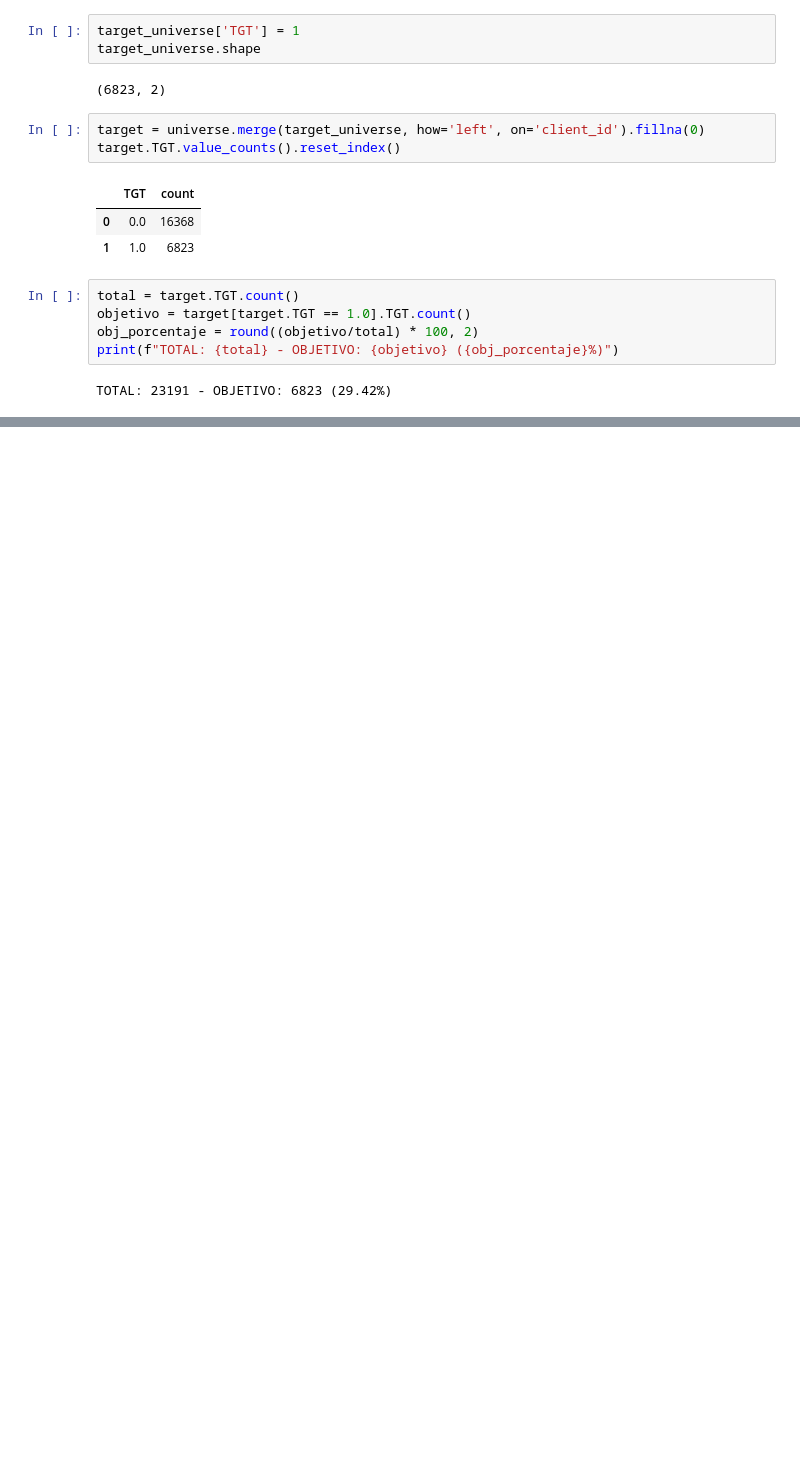
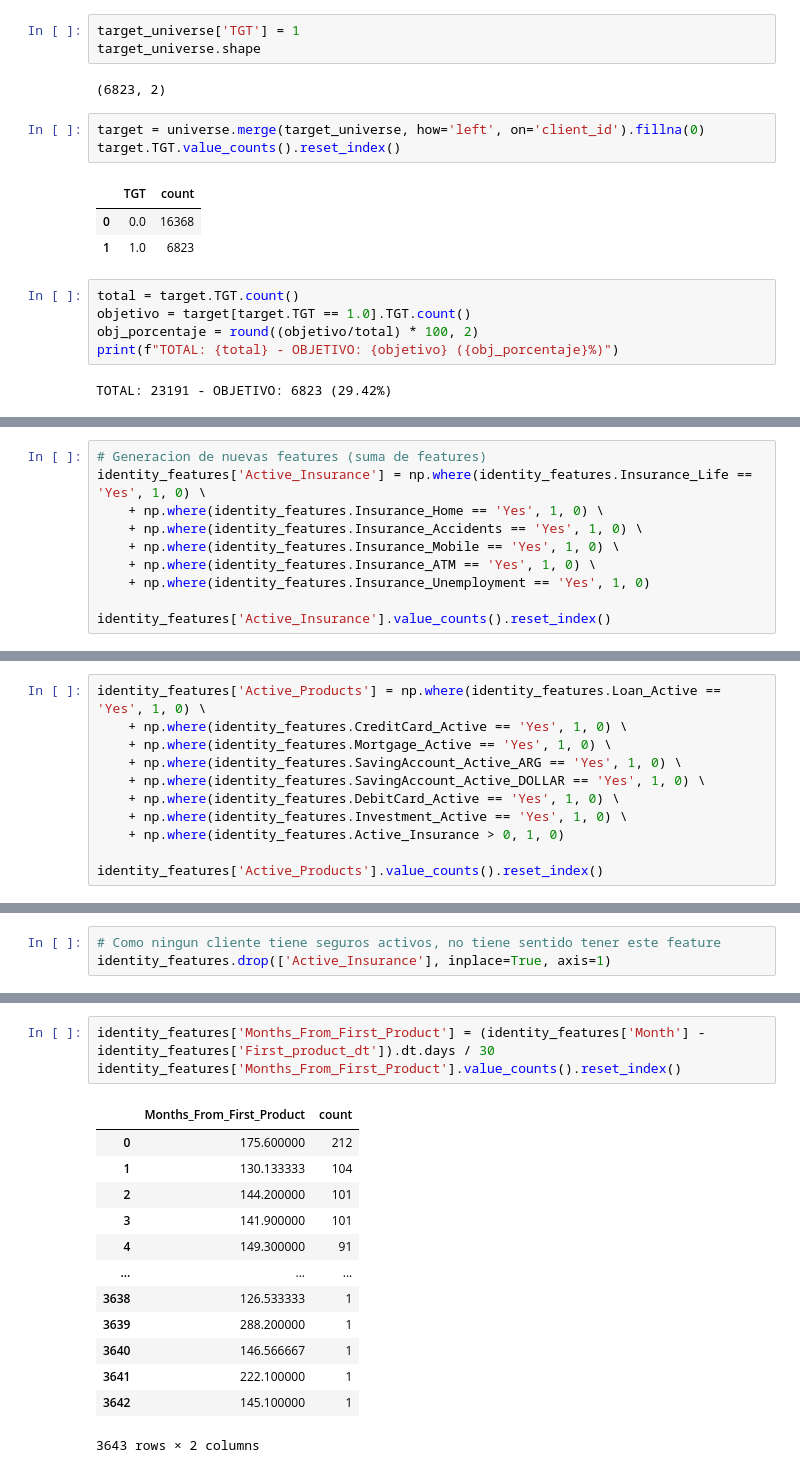
Before and after one commit to comejia/utn-ml-cross-selling, a Jupyter notebook: tp-machine-learning.ipynb, the cells around one changed output, grey strips where cells are left out. Cells and saved outputs as stored; diff of their text form; blank space fills up the shorter version.

```diff
--- a/tp-machine-learning.ipynb
+++ b/tp-machine-learning.ipynb
@@ -179,0 +292,10 @@ TOTAL: 23191 - OBJETIVO: 6823 (29.42%)
+# %%
+# Generacion de nuevas features (suma de features)
+identity_features['Active_Insurance'] = np.where(identity_features.Insurance_Life == 'Yes', 1, 0) \
+    + np.where(identity_features.Insurance_Home == 'Yes', 1, 0) \
+    + np.where(identity_features.Insurance_Accidents == 'Yes', 1, 0) \
+    + np.where(identity_features.Insurance_Mobile == 'Yes', 1, 0) \
+    + np.where(identity_features.Insurance_ATM == 'Yes', 1, 0) \
+    + np.where(identity_features.Insurance_Unemployment == 'Yes', 1, 0)
+
+identity_features['Active_Insurance'].value_counts().reset_index()
@@ -179,0 +305,11 @@ TOTAL: 23191 - OBJETIVO: 6823 (29.42%)
+# %%
+identity_features['Active_Products'] = np.where(identity_features.Loan_Active == 'Yes', 1, 0) \
+    + np.where(identity_features.CreditCard_Active == 'Yes', 1, 0) \
+    + np.where(identity_features.Mortgage_Active == 'Yes', 1, 0) \
+    + np.where(identity_features.SavingAccount_Active_ARG == 'Yes', 1, 0) \
+    + np.where(identity_features.SavingAccount_Active_DOLLAR == 'Yes', 1, 0) \
+    + np.where(identity_features.DebitCard_Active == 'Yes', 1, 0) \
+    + np.where(identity_features.Investment_Active == 'Yes', 1, 0) \
+    + np.where(identity_features.Active_Insurance > 0, 1, 0)
+
+identity_features['Active_Products'].value_counts().reset_index()
@@ -179,0 +326,3 @@ TOTAL: 23191 - OBJETIVO: 6823 (29.42%)
+# %%
+# Como ningun cliente tiene seguros activos, no tiene sentido tener este feature
+identity_features.drop(['Active_Insurance'], inplace=True, axis=1)
@@ -179,0 +341,17 @@ TOTAL: 23191 - OBJETIVO: 6823 (29.42%)
+# %%
+identity_features['Months_From_First_Product'] = (identity_features['Month'] - identity_features['First_product_dt']).dt.days / 30
+identity_features['Months_From_First_Product'].value_counts().reset_index()
+# %% [output]
+|  | Months_From_First_Product | count |
+| 0 | 175.600000 | 212 |
+| 1 | 130.133333 | 104 |
+| 2 | 144.200000 | 101 |
+| 3 | 141.900000 | 101 |
+| 4 | 149.300000 | 91 |
+| ... | ... | ... |
+| 3638 | 126.533333 | 1 |
+| 3639 | 288.200000 | 1 |
+| 3640 | 146.566667 | 1 |
+| 3641 | 222.100000 | 1 |
+| 3642 | 145.100000 | 1 |
+3643 rows × 2 columns
```
Also changed, not shown: parts of 42 cells of this notebook.
